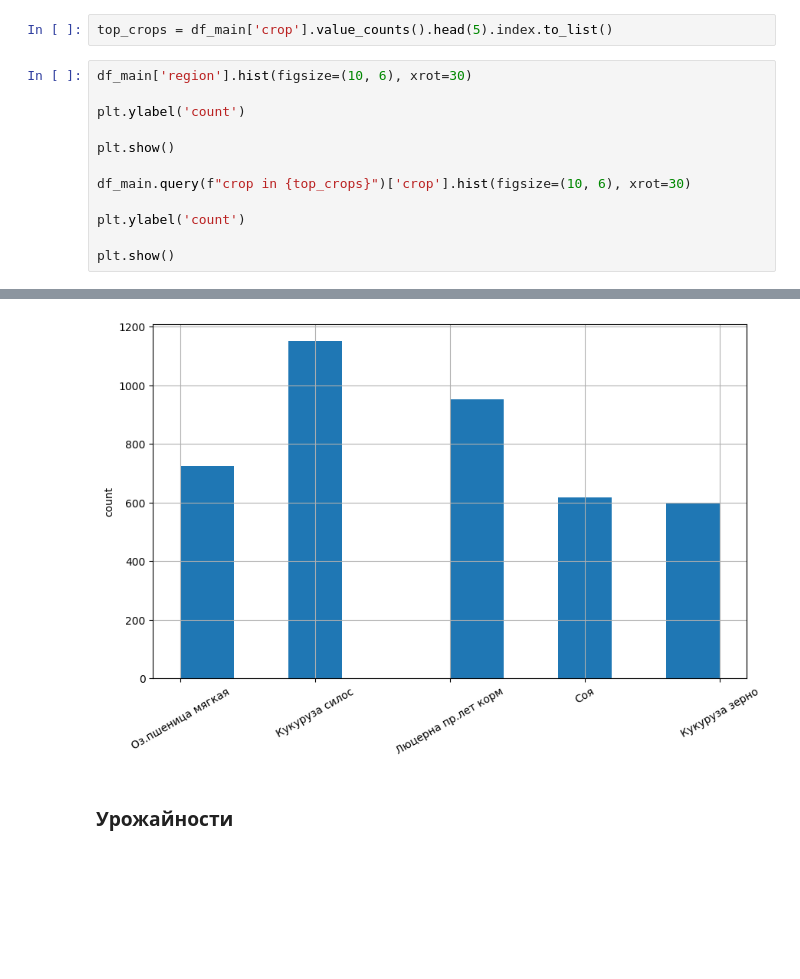
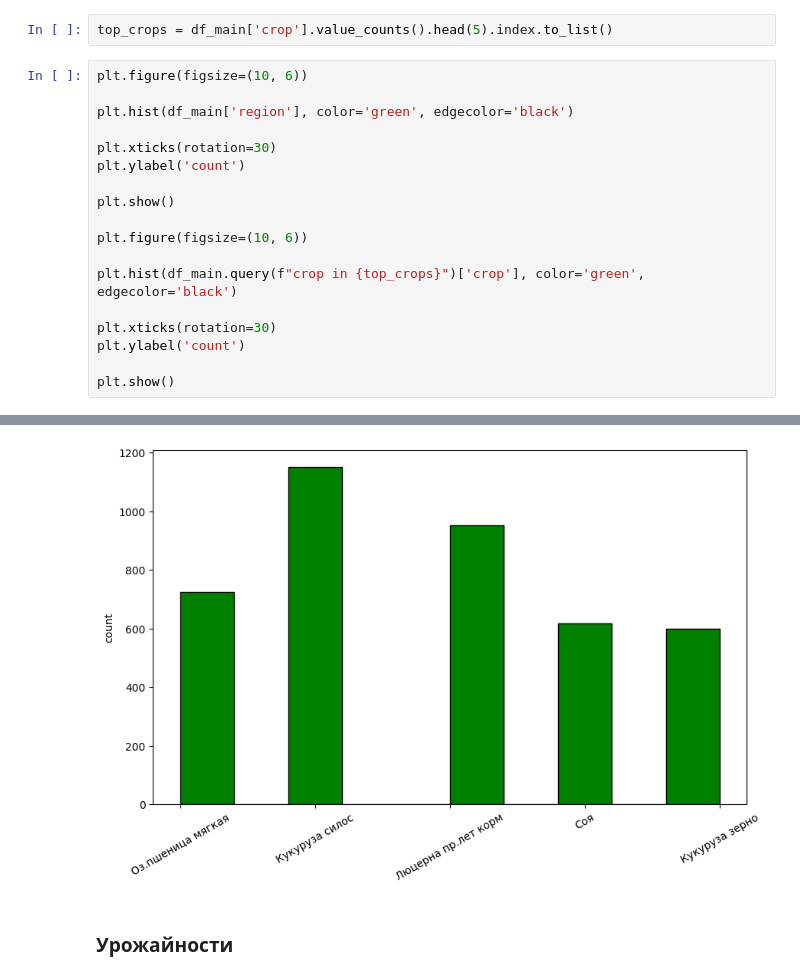
Before and after one commit to VladSunny/DANO_EKONIVA, a Jupyter notebook: notebooks/reborn.ipynb, the cells around one changed output, grey strips where cells are left out. Saved outputs shown, nothing was run; the diff lists cells and outputs as text; blank space fills up the shorter version.

```diff
--- a/notebooks/reborn.ipynb
+++ b/notebooks/reborn.ipynb
@@ -489,14 +491,20 @@ plt.show()
 # %%
 top_crops = df_main['crop'].value_counts().head(5).index.to_list()
 # %%
-df_main['region'].hist(figsize=(10, 6), xrot=30)
+plt.figure(figsize=(10, 6))
 
+plt.hist(df_main['region'], color='green', edgecolor='black')
+
+plt.xticks(rotation=30)
 plt.ylabel('count')
 
 plt.show()
 
-df_main.query(f"crop in {top_crops}")['crop'].hist(figsize=(10, 6), xrot=30)
+plt.figure(figsize=(10, 6))
 
+plt.hist(df_main.query(f"crop in {top_crops}")['crop'], color='green', edgecolor='black')
+
+plt.xticks(rotation=30)
 plt.ylabel('count')
 
 plt.show()
@@ -505,4 +513,4 @@ plt.show()
-[figure, old version]
+[figure, new version]
 # %% [markdown]
 ### Урожайности
 # %%
```
Also changed, not shown: parts of 8 cells of this notebook.
